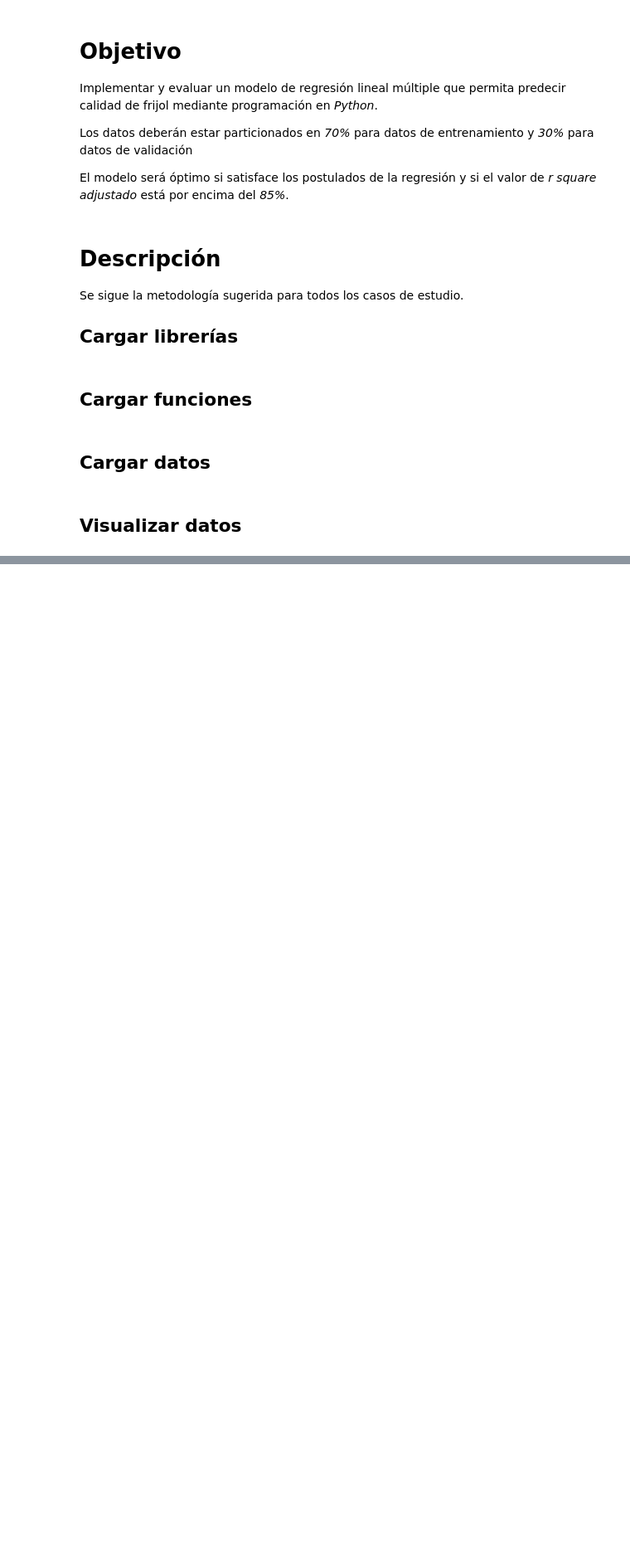
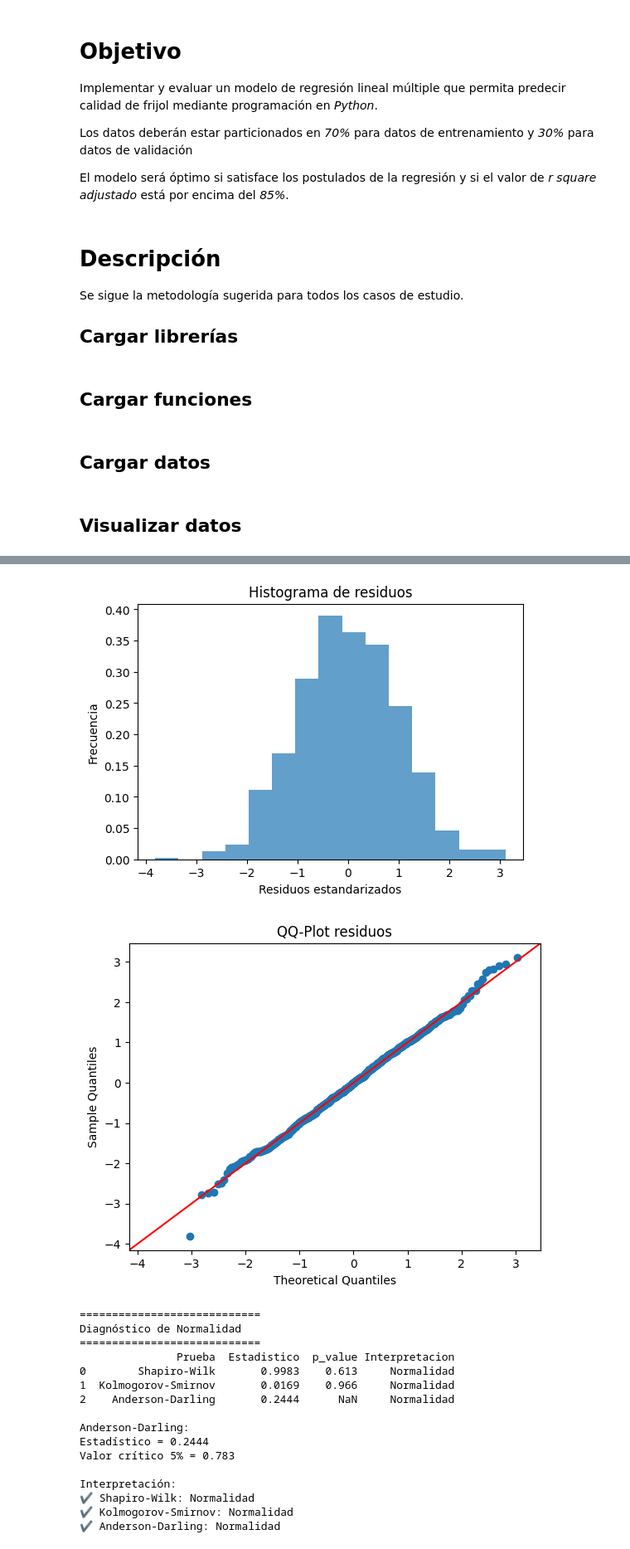
Before and after one commit to rpizarrog/Libro-Aprendizaje-Automatico.-Casos-de-Estudio-con-R-y-Python, a Jupyter notebook: Python NoteBooks/Regresión_lineal_mùútiple_con_datos_de_firjol_pynb.ipynb, the cells around one changed output, grey strips where cells are left out. Shown at 83% size. Cells and saved outputs as stored; diff of their text form; code cells hidden in the pictures; blank space fills up the shorter version.

```diff
--- a/Python NoteBooks/Regresión_lineal_mùútiple_con_datos_de_firjol_pynb.ipynb
+++ b/Python NoteBooks/Regresión_lineal_mùútiple_con_datos_de_firjol_pynb.ipynb
@@ -757,0 +1819,21 @@ f_visualizar_head_tail_reducido(datos)
+# %%
+f_normalidad(modelo_RLM)
+# %% [output]
+[figure, added]
+[figure, added]
+============================
+Diagnóstico de Normalidad
+============================
+               Prueba  Estadistico  p_value Interpretacion
+0        Shapiro-Wilk       0.9983    0.613     Normalidad
+1  Kolmogorov-Smirnov       0.0169    0.966     Normalidad
+2    Anderson-Darling       0.2444      NaN     Normalidad
+
+Anderson-Darling:
+Estadístico = 0.2444
+Valor crítico 5% = 0.783
+
+Interpretación:
+✔ Shapiro-Wilk: Normalidad
+✔ Kolmogorov-Smirnov: Normalidad
+✔ Anderson-Darling: Normalidad
```
Also changed, not shown: parts of 32 cells of this notebook.
